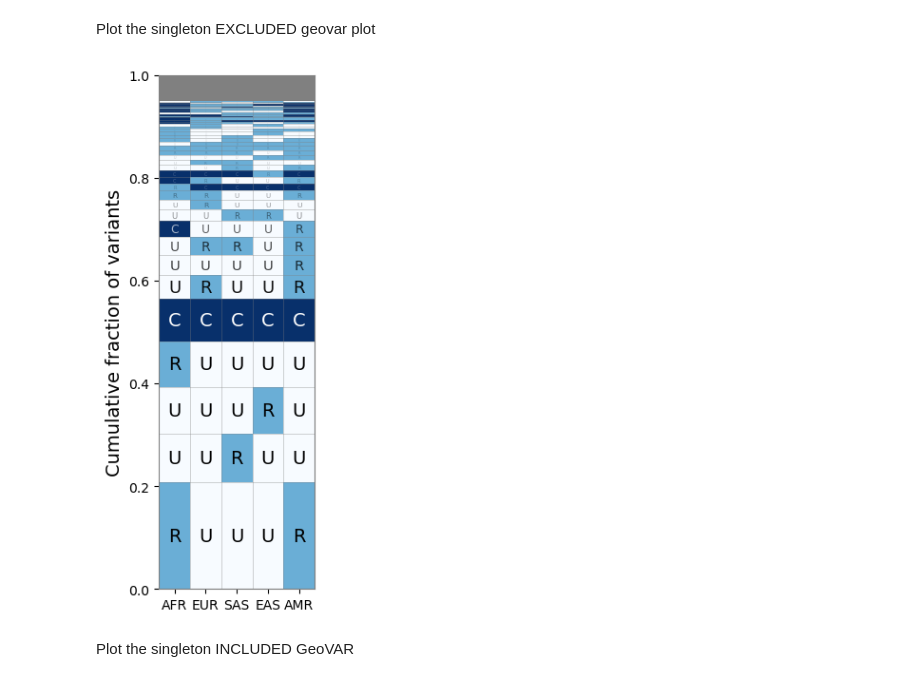
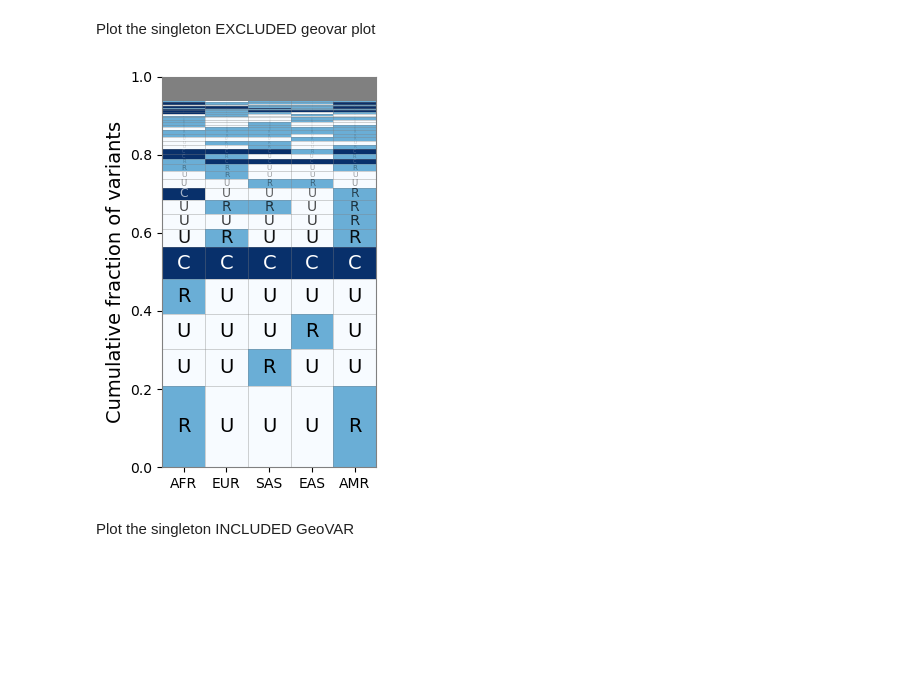
Before and after one commit to djcotter/rarefaction-rare-vs-common, a Jupyter notebook: etc/geovar_plots.ipynb, the cells around one changed output. Saved outputs shown, nothing was run; the diff lists cells and outputs as text; code cells hidden in the pictures; blank space fills up the shorter version.

Commit message:
edit figure height

```diff
--- a/etc/geovar_plots.ipynb
+++ b/etc/geovar_plots.ipynb
@@ -20,19 +20,19 @@ geovar_plot3.sort_geodist()
 geovar_plot3.add_cmap(str_labels=['U','R','C'], lbl_colors=['black', 'black','white'])
 geovar_plot3.add_poplabels_manual(np.array(['AFR','EUR','SAS','EAS','AMR']))
 # %%
-fig, ax = plt.subplots(1, 1, figsize=(2.5,6), sharey=True)
+fig, ax = plt.subplots(1, 1, figsize=(3,4.5), sharey=True)
 geovar_plot3.plot_geovar(ax, pixel_thresh=100, freq_thresh=0.05, dpi=fig.dpi);
 
 # NOTE:  you can change the default fontsize parameter to make the percentages fit
 geovar_plot3.fontsize = 10
 #geovar_plot3.plot_percentages(ax, pixel_thresh=100, freq_thresh=0.05, dpi=fig.dpi);
 
 # Setting the xlabels
 ax.set_xticklabels(geovar_plot3.poplist);
 plt.tight_layout()
 plt.savefig('etc/22_geovar_noSingletons.pdf')
 # %% [output]
-[figure, old version]
+[figure, new version]
 # %% [markdown]
 Plot the singleton INCLUDED GeoVAR
 # %%
```
